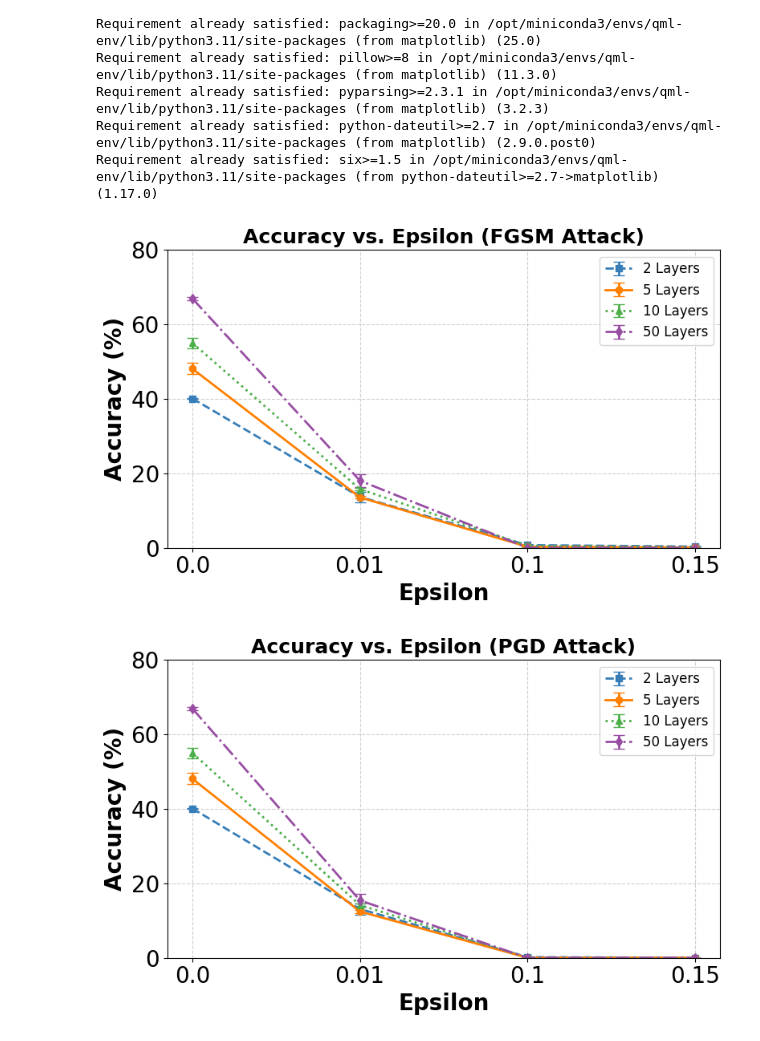
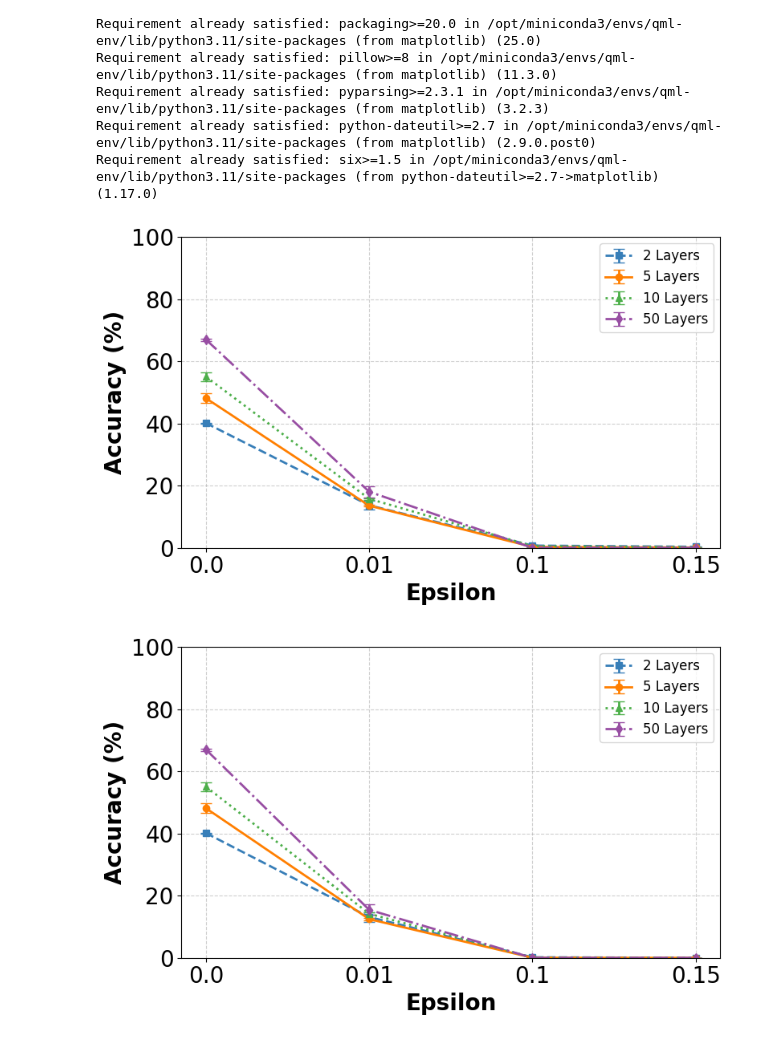
Before and after one commit to IQSeC-Lab/SoK-QML, a Jupyter notebook: results-qmlp/noiseless/plotter.ipynb, the cells around one changed output. Saved outputs shown, nothing was run; the diff lists cells and outputs as text; code cells hidden in the pictures.

Commit message:
new graphs

```diff
--- a/results-qmlp/noiseless/plotter.ipynb
+++ b/results-qmlp/noiseless/plotter.ipynb
@@ -97,7 +97,7 @@ def compute_mean_std(attack, combined_df):
 
     return results
 # %%
-def plot_accuracy_vs_epsilon_multi(results_dicts, attack):
+def plot_accuracy_vs_epsilon_multi(results_dicts, attack,name):
     plt.figure(figsize=(8, 5))
 
     # Define a style map for different layer settings
@@ -141,19 +141,20 @@ def plot_accuracy_vs_epsilon_multi(results_dicts, attack):
             linewidth=2
         )
 
-    plt.title(f"Accuracy vs. Epsilon ({attack.upper()} Attack)", fontsize=18, fontweight='bold')
+    # plt.title(f"Accuracy vs. Epsilon ({attack.upper()} Attack)", fontsize=18, fontweight='bold')
     plt.xlabel("Epsilon", fontsize=20, fontweight='bold')
     plt.ylabel("Accuracy (%)", fontsize=20, fontweight='bold')
     plt.xticks(ticks=range(len(epsilons)), labels=[str(e) for e in epsilons], fontsize=14)
     # plt.yticks(fontsize=20)
-    plt.yticks([0, 20, 40, 60,80], fontsize=20)
+    plt.yticks([0, 20, 40, 60,80,100], fontsize=20)
     plt.xticks(fontsize=20)
     # plt.ylim(0, 100)
     # plt.xlim(-0.01, 0.16)
-    plt.ylim(0, 80)
+    plt.ylim(0, 100)
     plt.grid(True, linestyle='--', alpha=0.6)
     plt.legend(fontsize=12, frameon=True)
     plt.tight_layout()
+    plt.savefig(f"{attack}_{name}_AccVSeps.png", dpi=300, bbox_inches='tight')
     plt.show()
 # %%
 df_2 = load_combine([
@@ -177,35 +178,35 @@ df_50 = load_combine([
     'qmlp-az-run_run3-layer50_Amplitude_all_attacks.csv'
 ])
 # print('FGSM')
 # compute_mean_std('fgsm',df)
 fgsm_2 = compute_mean_std('fgsm', df_2)
 fgsm_5 = compute_mean_std('fgsm', df_5)
 fgsm_10 = compute_mean_std('fgsm', df_10)
 fgsm_50 = compute_mean_std('fgsm', df_50)
 
 plot_accuracy_vs_epsilon_multi([
     ("2 Layers", fgsm_2),
     ("5 Layers", fgsm_5),
     ("10 Layers", fgsm_10),
     ("50 Layers", fgsm_50)
-], attack='fgsm')
+], attack='fgsm', name='Az-amplitude')
 
 
 # print('PGD')
 # compute_mean_std('pgd',df)
 
 pgd_2 = compute_mean_std('pgd', df_2)
 pgd_5 = compute_mean_std('pgd', df_5)
 pgd_10 = compute_mean_std('pgd', df_10)
 pgd_50 = compute_mean_std('pgd', df_50)
 
 plot_accuracy_vs_epsilon_multi([
     ("2 Layers", pgd_2),
     ("5 Layers", pgd_5),
     ("10 Layers", pgd_10),
     ("50 Layers", pgd_50)
-], attack='pgd')
+], attack='pgd', name='Az-amplitude')
 # %% [output]
-[figure, old version]
+[figure, new version]
-[figure, old version]
+[figure, new version]
 # %%
```
Also changed, not shown: parts of 11 cells of this notebook, 8 other files.
